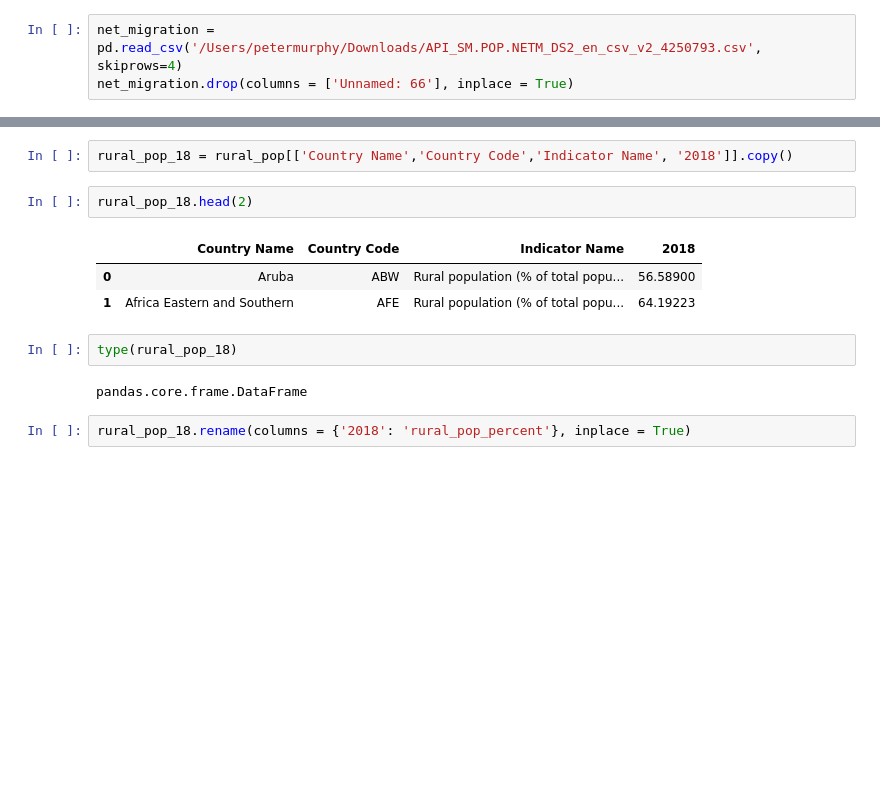
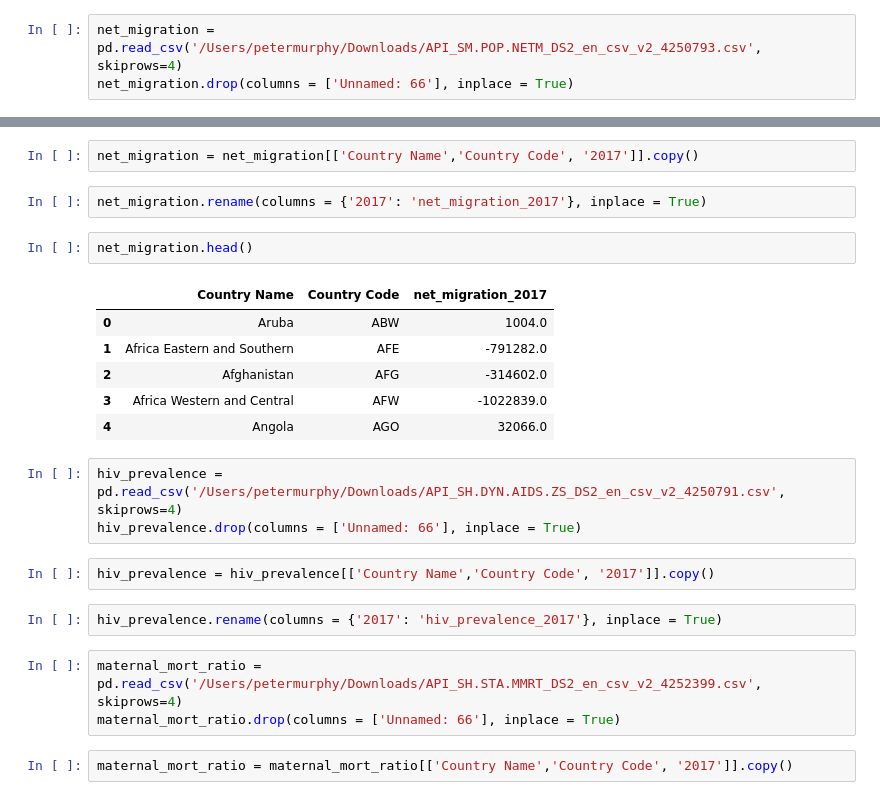
Before and after one commit to pemurp19/Predicting-HDI---Human-Development-Indicators, a Jupyter notebook: code/getting_data.ipynb, the cells around one changed output, grey strips where cells are left out. Drawn from its saved outputs; the diff is of its cells as text; blank space fills up the shorter version.

```diff
--- a/code/getting_data.ipynb
+++ b/code/getting_data.ipynb
@@ -175,14 +140,25 @@ rural_pop.head(10)
-# %%
-rural_pop_18 = rural_pop[['Country Name','Country Code','Indicator Name', '2018']].copy()
-# %%
-rural_pop_18.head(2)
-# %% [output]
-|  | Country Name | Country Code | Indicator Name | 2018 |
-| 0 | Aruba | ABW | Rural population (% of total popu... | 56.58900 |
-| 1 | Africa Eastern and Southern | AFE | Rural population (% of total popu... | 64.19223 |
-# %%
-type(rural_pop_18)
-# %% [output]
-pandas.core.frame.DataFrame
-# %%
-rural_pop_18.rename(columns = {'2018': 'rural_pop_percent'}, inplace = True)
+# %%
+net_migration = net_migration[['Country Name','Country Code', '2017']].copy()
+# %%
+net_migration.rename(columns = {'2017': 'net_migration_2017'}, inplace = True)
+# %%
+net_migration.head()
+# %% [output]
+|  | Country Name | Country Code | net_migration_2017 |
+| 0 | Aruba | ABW | 1004.0 |
+| 1 | Africa Eastern and Southern | AFE | -791282.0 |
+| 2 | Afghanistan | AFG | -314602.0 |
+| 3 | Africa Western and Central | AFW | -1022839.0 |
+| 4 | Angola | AGO | 32066.0 |
+# %%
+hiv_prevalence = pd.read_csv('/Users/petermurphy/Downloads/API_SH.DYN.AIDS.ZS_DS2_en_csv_v2_4250791.csv', skiprows=4)
+hiv_prevalence.drop(columns = ['Unnamed: 66'], inplace = True)
+# %%
+hiv_prevalence = hiv_prevalence[['Country Name','Country Code', '2017']].copy()
+# %%
+hiv_prevalence.rename(columns = {'2017': 'hiv_prevalence_2017'}, inplace = True)
+# %%
+maternal_mort_ratio = pd.read_csv('/Users/petermurphy/Downloads/API_SH.STA.MMRT_DS2_en_csv_v2_4252399.csv', skiprows=4)
+maternal_mort_ratio.drop(columns = ['Unnamed: 66'], inplace = True)
+# %%
+maternal_mort_ratio = maternal_mort_ratio[['Country Name','Country Code', '2017']].copy()
```
Also changed, not shown: parts of 20 cells of this notebook.
